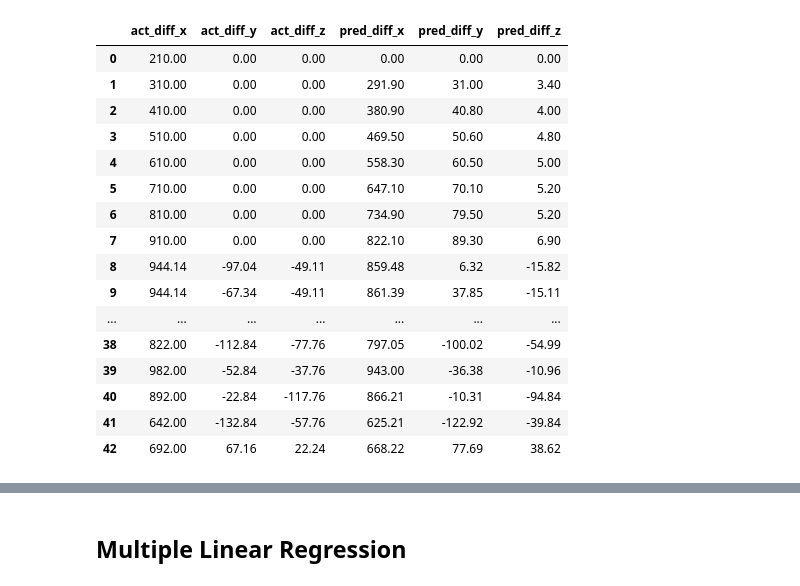
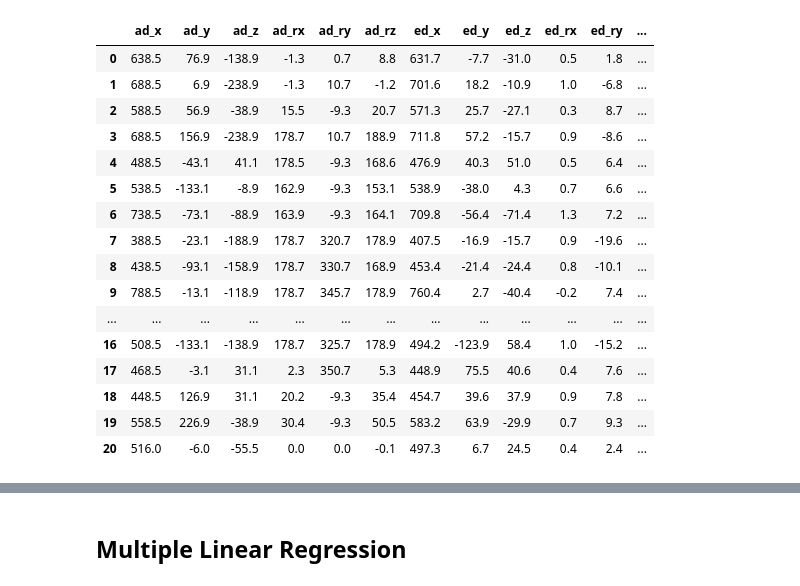
Before and after one commit to JimmyDanger12/rocsys, a Jupyter notebook: data_exploration.ipynb, the cells around one changed output, grey strips where cells are left out. Saved outputs shown, nothing was run; the diff lists cells and outputs as text; code cells hidden in the pictures.

```diff
--- a/data_exploration.ipynb
+++ b/data_exploration.ipynb
@@ -67,21 +78,22 @@ diff_df = file_cleaned.iloc[34:,[18,19,20,24,25,26]]
-# %%
-diff_df
-# %% [output]
-|  | act_diff_x | act_diff_y | act_diff_z | pred_diff_x | pred_diff_y | pred_diff_z |
-| 0 | 210.00 | 0.00 | 0.00 | 0.00 | 0.00 | 0.00 |
-| 1 | 310.00 | 0.00 | 0.00 | 291.90 | 31.00 | 3.40 |
-| 2 | 410.00 | 0.00 | 0.00 | 380.90 | 40.80 | 4.00 |
-| 3 | 510.00 | 0.00 | 0.00 | 469.50 | 50.60 | 4.80 |
-| 4 | 610.00 | 0.00 | 0.00 | 558.30 | 60.50 | 5.00 |
-| 5 | 710.00 | 0.00 | 0.00 | 647.10 | 70.10 | 5.20 |
-| 6 | 810.00 | 0.00 | 0.00 | 734.90 | 79.50 | 5.20 |
-| 7 | 910.00 | 0.00 | 0.00 | 822.10 | 89.30 | 6.90 |
-| 8 | 944.14 | -97.04 | -49.11 | 859.48 | 6.32 | -15.82 |
-| 9 | 944.14 | -67.34 | -49.11 | 861.39 | 37.85 | -15.11 |
-| ... | ... | ... | ... | ... | ... | ... |
-| 38 | 822.00 | -112.84 | -77.76 | 797.05 | -100.02 | -54.99 |
-| 39 | 982.00 | -52.84 | -37.76 | 943.00 | -36.38 | -10.96 |
-| 40 | 892.00 | -22.84 | -117.76 | 866.21 | -10.31 | -94.84 |
-| 41 | 642.00 | -132.84 | -57.76 | 625.21 | -122.92 | -39.84 |
-| 42 | 692.00 | 67.16 | 22.24 | 668.22 | 77.69 | 38.62 |
+# %%
+diff_df = data_raw.iloc[:,24:]
+diff_df
+# %% [output]
+|  | ad_x | ad_y | ad_z | ad_rx | ad_ry | ad_rz | ed_x | ed_y | ed_z | ed_rx | ed_ry | ... |
+| 0 | 638.5 | 76.9 | -138.9 | -1.3 | 0.7 | 8.8 | 631.7 | -7.7 | -31.0 | 0.5 | 1.8 | ... |
+| 1 | 688.5 | 6.9 | -238.9 | -1.3 | 10.7 | -1.2 | 701.6 | 18.2 | -10.9 | 1.0 | -6.8 | ... |
+| 2 | 588.5 | 56.9 | -38.9 | 15.5 | -9.3 | 20.7 | 571.3 | 25.7 | -27.1 | 0.3 | 8.7 | ... |
+| 3 | 688.5 | 156.9 | -238.9 | 178.7 | 10.7 | 188.9 | 711.8 | 57.2 | -15.7 | 0.9 | -8.6 | ... |
+| 4 | 488.5 | -43.1 | 41.1 | 178.5 | -9.3 | 168.6 | 476.9 | 40.3 | 51.0 | 0.5 | 6.4 | ... |
+| 5 | 538.5 | -133.1 | -8.9 | 162.9 | -9.3 | 153.1 | 538.9 | -38.0 | 4.3 | 0.7 | 6.6 | ... |
+| 6 | 738.5 | -73.1 | -88.9 | 163.9 | -9.3 | 164.1 | 709.8 | -56.4 | -71.4 | 1.3 | 7.2 | ... |
+| 7 | 388.5 | -23.1 | -188.9 | 178.7 | 320.7 | 178.9 | 407.5 | -16.9 | -15.7 | 0.9 | -19.6 | ... |
+| 8 | 438.5 | -93.1 | -158.9 | 178.7 | 330.7 | 168.9 | 453.4 | -21.4 | -24.4 | 0.8 | -10.1 | ... |
+| 9 | 788.5 | -13.1 | -118.9 | 178.7 | 345.7 | 178.9 | 760.4 | 2.7 | -40.4 | -0.2 | 7.4 | ... |
+| ... | ... | ... | ... | ... | ... | ... | ... | ... | ... | ... | ... | ... |
+| 16 | 508.5 | -133.1 | -138.9 | 178.7 | 325.7 | 178.9 | 494.2 | -123.9 | 58.4 | 1.0 | -15.2 | ... |
+| 17 | 468.5 | -3.1 | 31.1 | 2.3 | 350.7 | 5.3 | 448.9 | 75.5 | 40.6 | 0.4 | 7.6 | ... |
+| 18 | 448.5 | 126.9 | 31.1 | 20.2 | -9.3 | 35.4 | 454.7 | 39.6 | 37.9 | 0.9 | 7.8 | ... |
+| 19 | 558.5 | 226.9 | -38.9 | 30.4 | -9.3 | 50.5 | 583.2 | 63.9 | -29.9 | 0.7 | 9.3 | ... |
+| 20 | 516.0 | -6.0 | -55.5 | 0.0 | 0.0 | -0.1 | 497.3 | 6.7 | 24.5 | 0.4 | 2.4 | ... |
 # %%
```
Also changed, not shown: parts of 30 cells of this notebook, 3 other files.
